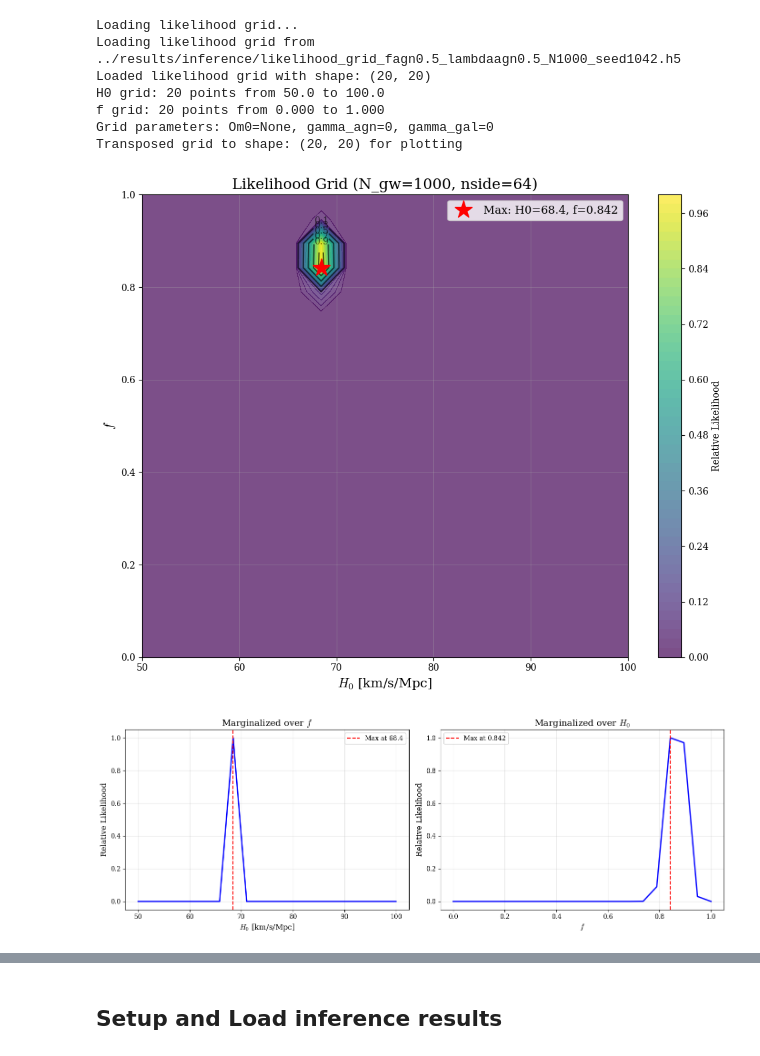
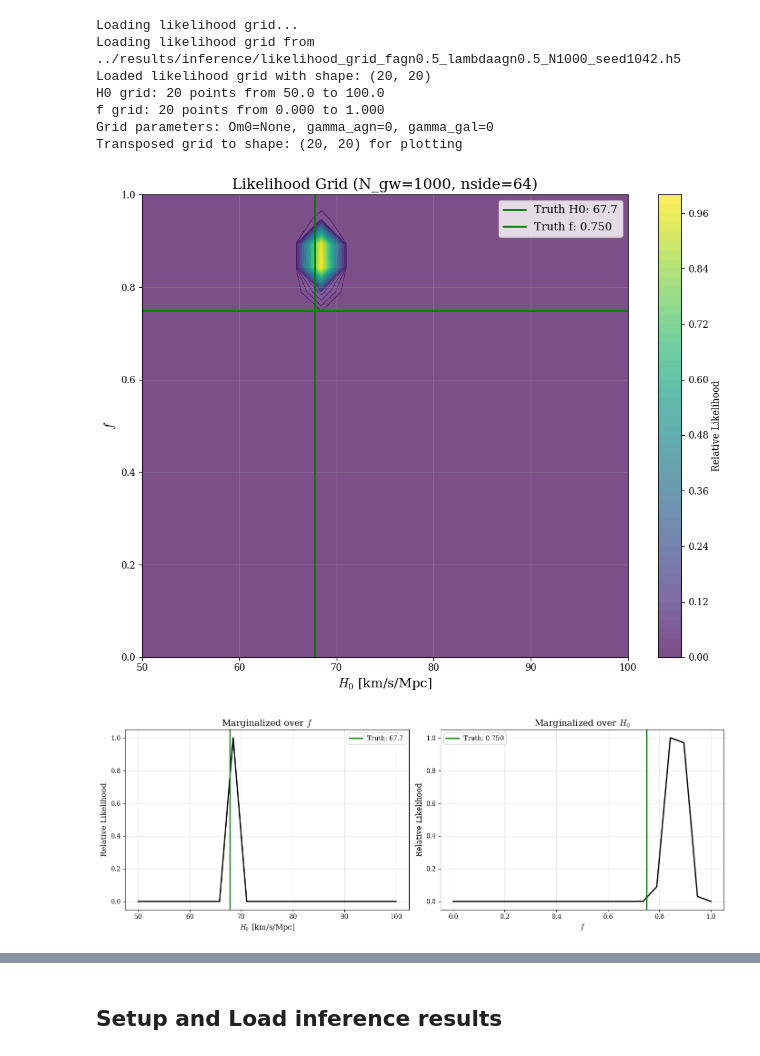
Before and after one commit to kstoreyf/gws-agn, a Jupyter notebook: notebooks/2025-11-26_inference_fdirect.ipynb, the cells around one changed output, grey strips where cells are left out. Cells and saved outputs as stored; diff of their text form; code cells hidden in the pictures.

```diff
--- a/notebooks/2025-11-26_inference_fdirect.ipynb
+++ b/notebooks/2025-11-26_inference_fdirect.ipynb
@@ -247,6 +250,26 @@ grid_params = likelihood_results.get('grid_params', {})
 N_gw = config.get('nEvents', metadata.get('nEvents', N_gw))
 nside = config.get('nside', metadata.get('nside', nside))
 
+# Load truth values from config (saved parameters from run_inference.py)
+truth_f_agn = config.get('f_agn', None)
+truth_lambda_agn = config.get('lambda_agn', None)
+truth_H0 = metadata.get('H0Planck', None)
+if truth_f_agn is None:
+    truth_f_agn = f_agn
+if truth_lambda_agn is None:
+    truth_lambda_agn = lambda_agn
+
+# Calculate truth_f (frac_agn) from f_agn and lambda_agn
+import sys
+sys.path.append('../code')
+import utils
+N_gal_truth = metadata.get('N_gal')
+N_agn_truth = metadata.get('N_agn')
+if N_gal_truth is not None and N_agn_truth is not None and truth_f_agn is not None and truth_lambda_agn is not None:
+    _, truth_f = utils.compute_gw_host_fractions(N_gal_truth, N_agn_truth, truth_f_agn, lambda_agn=truth_lambda_agn)
+else:
+    truth_f = None
+
 print(f"Loaded likelihood grid with shape: {log_likelihood_grid.shape}")
 print(f"H0 grid: {len(H0_grid)} points from {H0_grid.min():.1f} to {H0_grid.max():.1f}")
 print(f"f grid: {len(f_grid)} points from {f_grid.min():.3f} to {f_grid.max():.3f}")
@@ -278,21 +301,21 @@ fig, ax = plt.subplots(figsize=(10, 8))
 # Convert to likelihood (relative, normalized)
 likelihood_grid = np.exp(log_likelihood_grid - np.nanmax(log_likelihood_grid))
 
-# Create contour plot
-contour_levels = [0.1, 0.3, 0.5, 0.7, 0.9]
-CS = ax.contour(H0_mesh, f_mesh, likelihood_grid, levels=contour_levels,
-                colors='black', alpha=0.6, linewidths=1.5)
-ax.clabel(CS, inline=True, fontsize=10, fmt='%.1f')
+# # Create contour plot
+# contour_levels = [0.1, 0.3, 0.5, 0.7, 0.9]
+# CS = ax.contour(H0_mesh, f_mesh, likelihood_grid, levels=contour_levels,
+#                 colors='black', alpha=0.6, linewidths=1.5)
+# ax.clabel(CS, inline=True, fontsize=10, fmt='%.1f')
 
 # Fill contours
 im = ax.contourf(H0_mesh, f_mesh, likelihood_grid, levels=50, cmap='viridis', alpha=0.7)
 plt.colorbar(im, ax=ax, label='Relative Likelihood')
 
-# Mark maximum
-max_idx = np.unravel_index(np.nanargmax(log_likelihood_grid), log_likelihood_grid.shape)
-H0_max_val = H0_grid[max_idx[1]]
-f_max_val = f_grid[max_idx[0]]
-ax.plot(H0_max_val, f_max_val, 'r*', markersize=20, label=f'Max: H0={H0_max_val:.1f}, f={f_max_val:.3f}')
+# Add truth values as green lines (from config)
+if truth_H0 is not None:
+    ax.axvline(truth_H0, color='green', linestyle='-', linewidth=2, label=f'Truth H0: {truth_H0:.1f}')
+if truth_f is not None:
+    ax.axhline(truth_f, color='green', linestyle='-', linewidth=2, label=f'Truth f: {truth_f:.3f}')
 
 ax.set_xlabel(r'$H_0$ [km/s/Mpc]', fontsize=14)
 ax.set_ylabel(r'$f$', fontsize=14)
@@ -303,36 +326,42 @@ ax.grid(True, alpha=0.3)
 plt.tight_layout()
 plt.show()
 # %% [output]
-[figure, old version]
+[figure, new version]
 # %%
 # Plot 1D marginal likelihoods
 fig, axes = plt.subplots(1, 2, figsize=(14, 5))
 
 # Marginalize over f to get H0 likelihood
 H0_likelihood = np.nansum(likelihood_grid, axis=0)
 H0_likelihood = H0_likelihood / np.nanmax(H0_likelihood)
 
-axes[0].plot(H0_grid, H0_likelihood, 'b-', linewidth=2)
-axes[0].axvline(H0_max_val, color='r', linestyle='--', label=f'Max at {H0_max_val:.1f}')
+axes[0].plot(H0_grid, H0_likelihood, 'k-', linewidth=2)
+#axes[0].axvline(H0_max_val, color='r', linestyle='--', label=f'Max at {H0_max_val:.1f}')
+# Add truth value (from config)
+if truth_H0 is not None:
+    axes[0].axvline(truth_H0, color='green', linestyle='-', linewidth=2, label=f'Truth: {truth_H0:.1f}')
 axes[0].set_xlabel(r'$H_0$ [km/s/Mpc]', fontsize=12)
 axes[0].set_ylabel('Relative Likelihood', fontsize=12)
 axes[0].set_title('Marginalized over $f$', fontsize=14)
 axes[0].legend()
 axes[0].grid(True, alpha=0.3)
 
 # Marginalize over H0 to get f likelihood
 f_likelihood = np.nansum(likelihood_grid, axis=1)
 f_likelihood = f_likelihood / np.nanmax(f_likelihood)
 
-axes[1].plot(f_grid, f_likelihood, 'b-', linewidth=2)
-axes[1].axvline(f_max_val, color='r', linestyle='--', label=f'Max at {f_max_val:.3f}')
+axes[1].plot(f_grid, f_likelihood, 'k-', linewidth=2)
+#axes[1].axvline(f_max_val, color='r', linestyle='--', label=f'Max at {f_max_val:.3f}')
+# Add truth value (from config)
+if truth_f is not None:
+    axes[1].axvline(truth_f, color='green', linestyle='-', linewidth=2, label=f'Truth: {truth_f:.3f}')
 axes[1].set_xlabel(r'$f$', fontsize=12)
 axes[1].set_ylabel('Relative Likelihood', fontsize=12)
 axes[1].set_title('Marginalized over $H_0$', fontsize=14)
 axes[1].legend()
 axes[1].grid(True, alpha=0.3)
 
 plt.tight_layout()
 plt.show()
 # %% [output]
-[figure, old version]
+[figure, new version]
```
Also changed, not shown: parts of 8 cells of this notebook, 3 other files.
